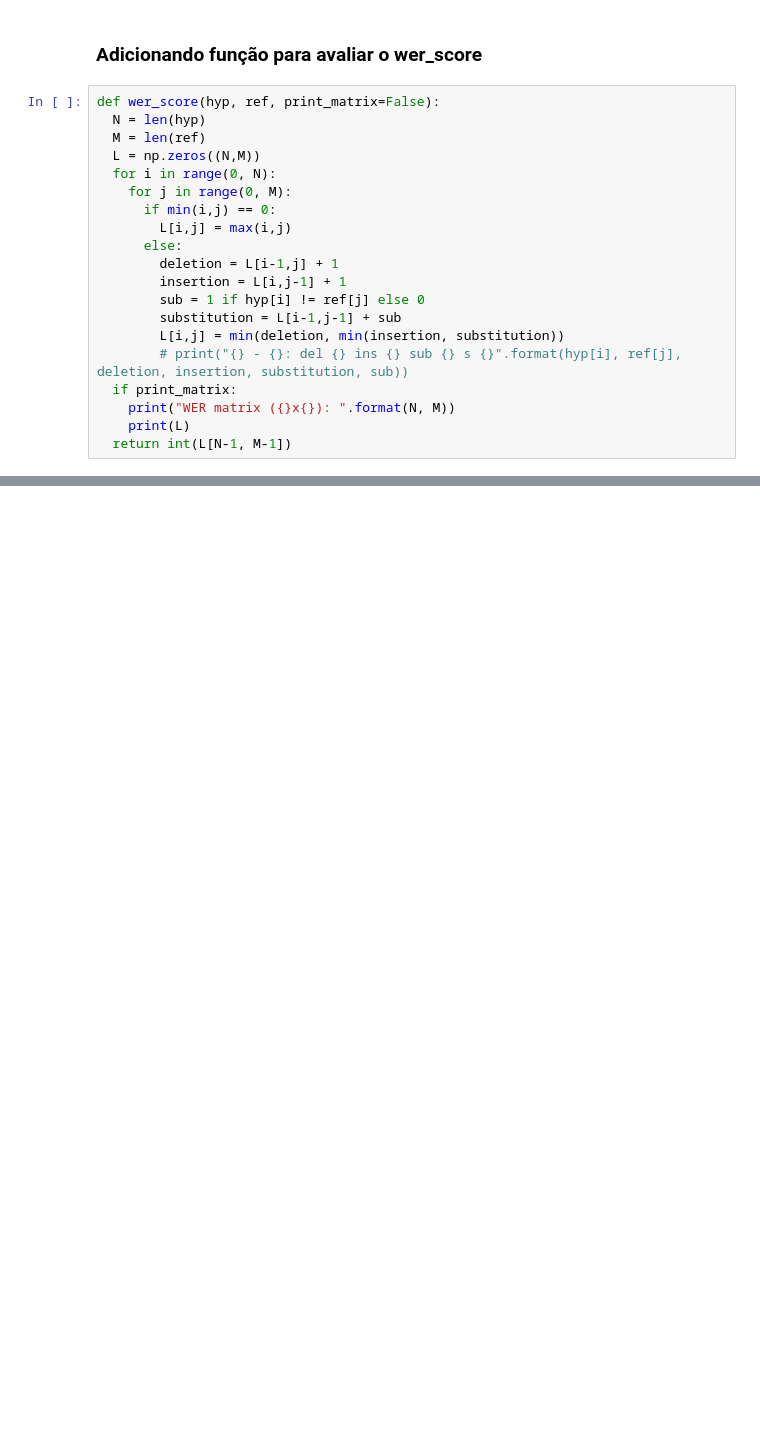
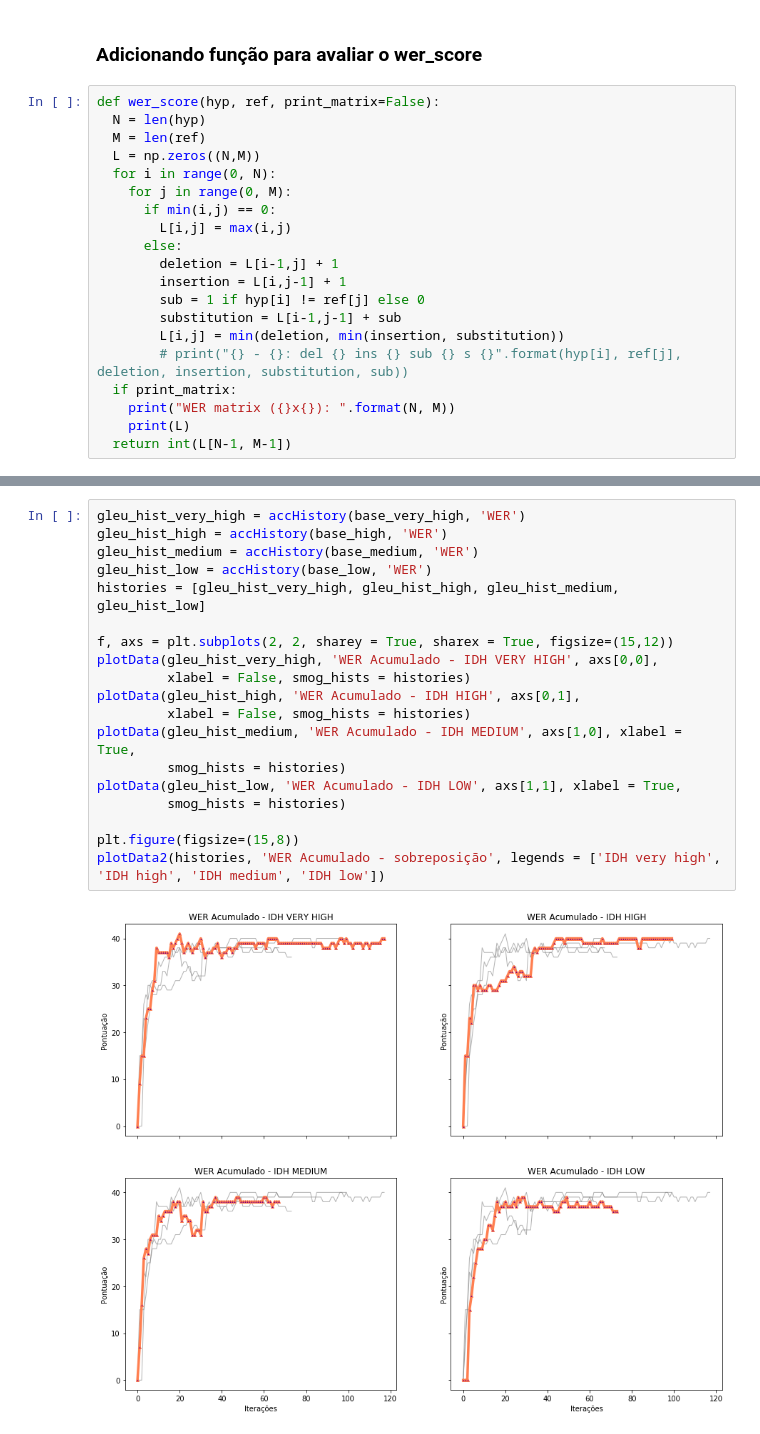
Before and after one commit to gecid-aia/babel, a Jupyter notebook: exploring_results.ipynb, the cells around one changed output, grey strips where cells are left out. Cells and saved outputs as stored; diff of their text form; blank space fills up the shorter version.

```diff
--- a/exploring_results.ipynb
+++ b/exploring_results.ipynb
@@ -167,0 +151,21 @@ plotData(gleu_hist, 'GLEU Por passo - IDH BAIXO', log = False, x = x)
+# %%
+gleu_hist_very_high = accHistory(base_very_high, 'WER')
+gleu_hist_high = accHistory(base_high, 'WER')
+gleu_hist_medium = accHistory(base_medium, 'WER')
+gleu_hist_low = accHistory(base_low, 'WER')
+histories = [gleu_hist_very_high, gleu_hist_high, gleu_hist_medium, gleu_hist_low]
+
+f, axs = plt.subplots(2, 2, sharey = True, sharex = True, figsize=(15,12))
+plotData(gleu_hist_very_high, 'WER Acumulado - IDH VERY HIGH', axs[0,0],
+         xlabel = False, smog_hists = histories)
+plotData(gleu_hist_high, 'WER Acumulado - IDH HIGH', axs[0,1],
+         xlabel = False, smog_hists = histories)
+plotData(gleu_hist_medium, 'WER Acumulado - IDH MEDIUM', axs[1,0], xlabel = True,
+         smog_hists = histories)
+plotData(gleu_hist_low, 'WER Acumulado - IDH LOW', axs[1,1], xlabel = True,
+         smog_hists = histories)
+
+plt.figure(figsize=(15,8))
+plotData2(histories, 'WER Acumulado - sobreposição', legends = ['IDH very high', 'IDH high', 'IDH medium', 'IDH low'])
+# %% [output]
+[figure, added]
```
Also changed, not shown: parts of 36 cells of this notebook, 3 other files.
